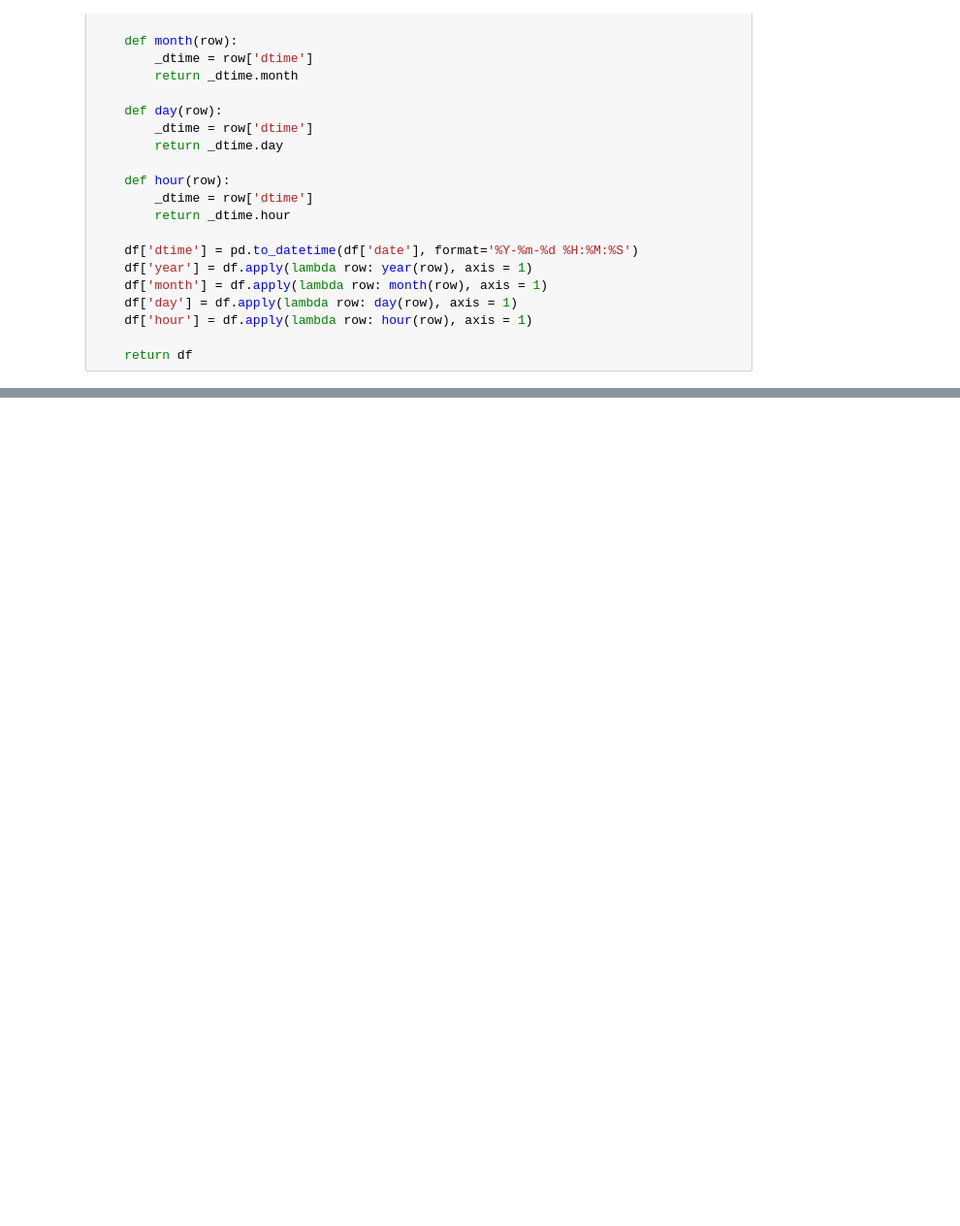
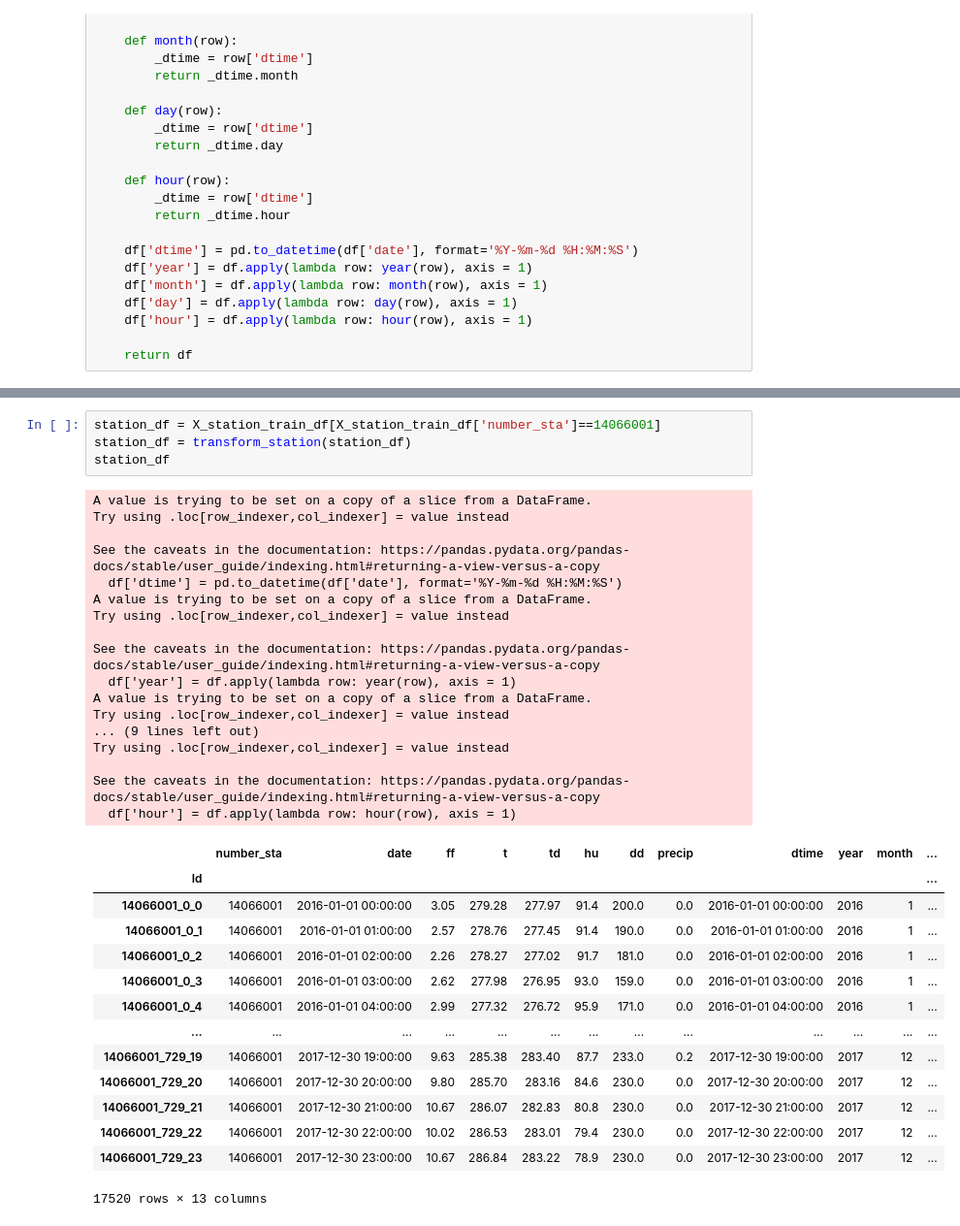
Before and after one commit to damienanquetin/HackathonMF, a Jupyter notebook: notebooks/transform_dataset.ipynb, the cells around one changed output, grey strips where cells are left out. Shown at 97% size. Saved outputs shown, nothing was run; the diff lists cells and outputs as text; blank space fills up the shorter version.

```diff
--- a/notebooks/transform_dataset.ipynb
+++ b/notebooks/transform_dataset.ipynb
@@ -44 +107,37 @@ X_station_train_df.head()
+# %%
+station_df = X_station_train_df[X_station_train_df['number_sta']==14066001]
+station_df = transform_station(station_df)
+station_df
+# %% [output]
+A value is trying to be set on a copy of a slice from a DataFrame.
+Try using .loc[row_indexer,col_indexer] = value instead
+
+See the caveats in the documentation: https://pandas.pydata.org/pandas-docs/stable/user_guide/indexing.html#returning-a-view-versus-a-copy
+  df['dtime'] = pd.to_datetime(df['date'], format='%Y-%m-%d %H:%M:%S')
+A value is trying to be set on a copy of a slice from a DataFrame.
+Try using .loc[row_indexer,col_indexer] = value instead
+
+See the caveats in the documentation: https://pandas.pydata.org/pandas-docs/stable/user_guide/indexing.html#returning-a-view-versus-a-copy
+  df['year'] = df.apply(lambda row: year(row), axis = 1)
+A value is trying to be set on a copy of a slice from a DataFrame.
+Try using .loc[row_indexer,col_indexer] = value instead
+... (9 lines left out)
+Try using .loc[row_indexer,col_indexer] = value instead
+
+See the caveats in the documentation: https://pandas.pydata.org/pandas-docs/stable/user_guide/indexing.html#returning-a-view-versus-a-copy
+  df['hour'] = df.apply(lambda row: hour(row), axis = 1)
+|  | number_sta | date | ff | t | td | hu | dd | precip | dtime | year | month | ... |
+| Id |  |  |  |  |  |  |  |  |  |  |  | ... |
+| 14066001_0_0 | 14066001 | 2016-01-01 00:00:00 | 3.05 | 279.28 | 277.97 | 91.4 | 200.0 | 0.0 | 2016-01-01 00:00:00 | 2016 | 1 | ... |
+| 14066001_0_1 | 14066001 | 2016-01-01 01:00:00 | 2.57 | 278.76 | 277.45 | 91.4 | 190.0 | 0.0 | 2016-01-01 01:00:00 | 2016 | 1 | ... |
+| 14066001_0_2 | 14066001 | 2016-01-01 02:00:00 | 2.26 | 278.27 | 277.02 | 91.7 | 181.0 | 0.0 | 2016-01-01 02:00:00 | 2016 | 1 | ... |
+| 14066001_0_3 | 14066001 | 2016-01-01 03:00:00 | 2.62 | 277.98 | 276.95 | 93.0 | 159.0 | 0.0 | 2016-01-01 03:00:00 | 2016 | 1 | ... |
+| 14066001_0_4 | 14066001 | 2016-01-01 04:00:00 | 2.99 | 277.32 | 276.72 | 95.9 | 171.0 | 0.0 | 2016-01-01 04:00:00 | 2016 | 1 | ... |
+| ... | ... | ... | ... | ... | ... | ... | ... | ... | ... | ... | ... | ... |
+| 14066001_729_19 | 14066001 | 2017-12-30 19:00:00 | 9.63 | 285.38 | 283.40 | 87.7 | 233.0 | 0.2 | 2017-12-30 19:00:00 | 2017 | 12 | ... |
+| 14066001_729_20 | 14066001 | 2017-12-30 20:00:00 | 9.80 | 285.70 | 283.16 | 84.6 | 230.0 | 0.0 | 2017-12-30 20:00:00 | 2017 | 12 | ... |
+| 14066001_729_21 | 14066001 | 2017-12-30 21:00:00 | 10.67 | 286.07 | 282.83 | 80.8 | 230.0 | 0.0 | 2017-12-30 21:00:00 | 2017 | 12 | ... |
+| 14066001_729_22 | 14066001 | 2017-12-30 22:00:00 | 10.02 | 286.53 | 283.01 | 79.4 | 230.0 | 0.0 | 2017-12-30 22:00:00 | 2017 | 12 | ... |
+| 14066001_729_23 | 14066001 | 2017-12-30 23:00:00 | 10.67 | 286.84 | 283.22 | 78.9 | 230.0 | 0.0 | 2017-12-30 23:00:00 | 2017 | 12 | ... |
+17520 rows × 13 columns
 # %%
```
Also changed, not shown: parts of 13 cells of this notebook.
